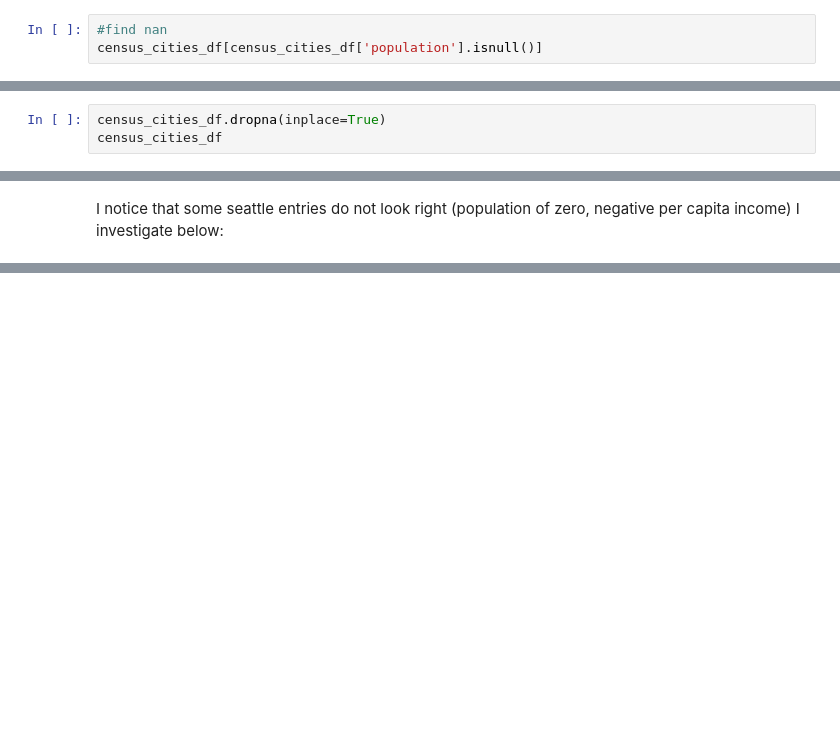
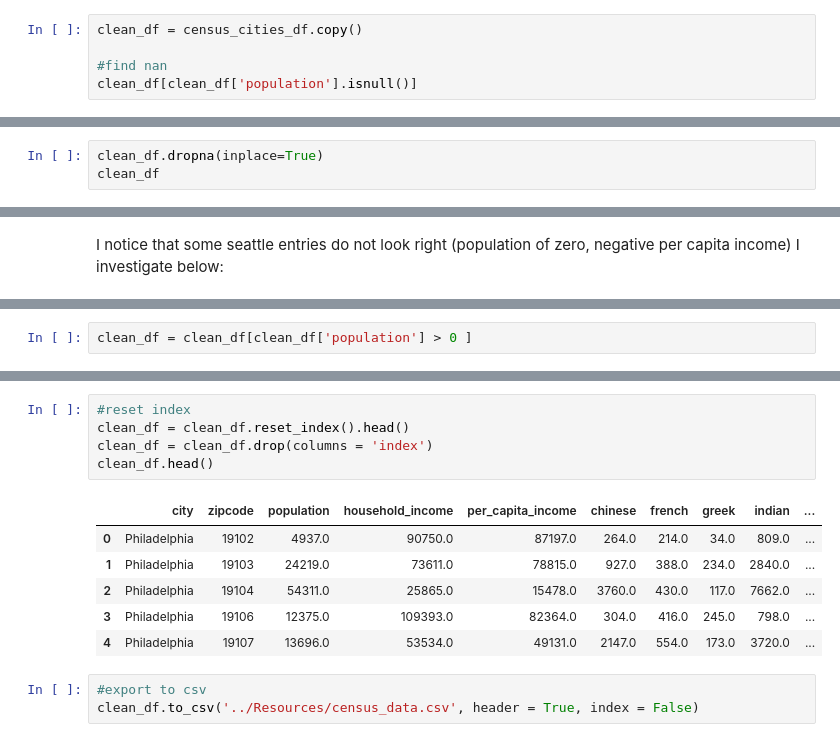
Before and after one commit to DPintacasi/teamcobra_project1, a Jupyter notebook: Scripts/census_data_extract.ipynb, the cells around one changed output, grey strips where cells are left out. Saved outputs shown, nothing was run; the diff lists cells and outputs as text; blank space fills up the shorter version.

Commit message:
census data export to csv

```diff
--- a/Scripts/census_data_extract.ipynb
+++ b/Scripts/census_data_extract.ipynb
@@ -136,15 +136,17 @@ census_cities_df
 # %% [markdown]
 ## Cleaning Data
 # %%
+clean_df = census_cities_df.copy()
+
 #find nan
-census_cities_df[census_cities_df['population'].isnull()]
+clean_df[clean_df['population'].isnull()]
 # %% [output]
 |  | city | zipcode | population | household_income | per_capita_income | chinese | french | greek | indian | ... |
 | 139 | Indianapolis | 46183 | NaN | NaN | NaN | NaN | NaN | NaN | NaN | ... |
 | 189 | Seattle | 98195 | NaN | NaN | NaN | NaN | NaN | NaN | NaN | ... |
 # %%
-census_cities_df.dropna(inplace=True)
-census_cities_df
+clean_df.dropna(inplace=True)
+clean_df
 # %% [output]
 |  | city | zipcode | population | household_income | per_capita_income | chinese | french | greek | indian | ... |
 | 0 | Philadelphia | 19102 | 4937.0 | 90750.0 | 87197.0 | 264.0 | 214.0 | 34.0 | 809.0 | ... |
@@ -186 +186,3 @@ census_cities_df = census_cities_df[census_cities_df['population'] > 0 ]
+# %%
+clean_df = clean_df[clean_df['population'] > 0 ]
 # %%
@@ -209,0 +197,15 @@ census_cities_df.loc[:,'population':].agg(['mean','median','std','max','min'])
+# %%
+#reset index
+clean_df = clean_df.reset_index().head()
+clean_df = clean_df.drop(columns = 'index')
+clean_df.head()
+# %% [output]
+|  | city | zipcode | population | household_income | per_capita_income | chinese | french | greek | indian | ... |
+| 0 | Philadelphia | 19102 | 4937.0 | 90750.0 | 87197.0 | 264.0 | 214.0 | 34.0 | 809.0 | ... |
+| 1 | Philadelphia | 19103 | 24219.0 | 73611.0 | 78815.0 | 927.0 | 388.0 | 234.0 | 2840.0 | ... |
+| 2 | Philadelphia | 19104 | 54311.0 | 25865.0 | 15478.0 | 3760.0 | 430.0 | 117.0 | 7662.0 | ... |
+| 3 | Philadelphia | 19106 | 12375.0 | 109393.0 | 82364.0 | 304.0 | 416.0 | 245.0 | 798.0 | ... |
+| 4 | Philadelphia | 19107 | 13696.0 | 53534.0 | 49131.0 | 2147.0 | 554.0 | 173.0 | 3720.0 | ... |
+# %%
+#export to csv
+clean_df.to_csv('../Resources/census_data.csv', header = True, index = False)
```
Also changed, not shown: parts of 5 cells of this notebook, 2 other files.
